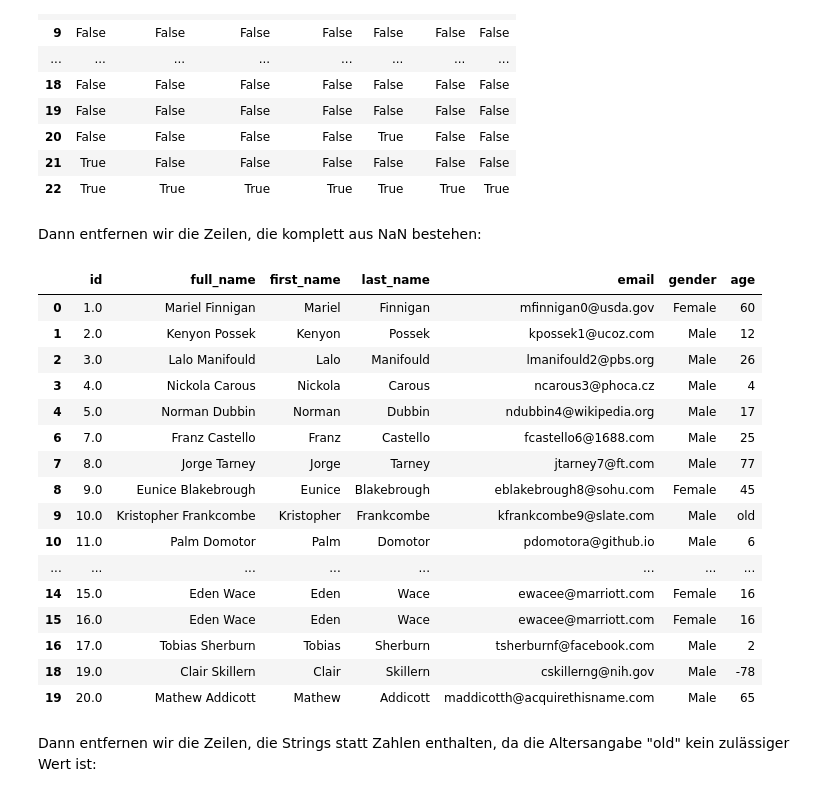
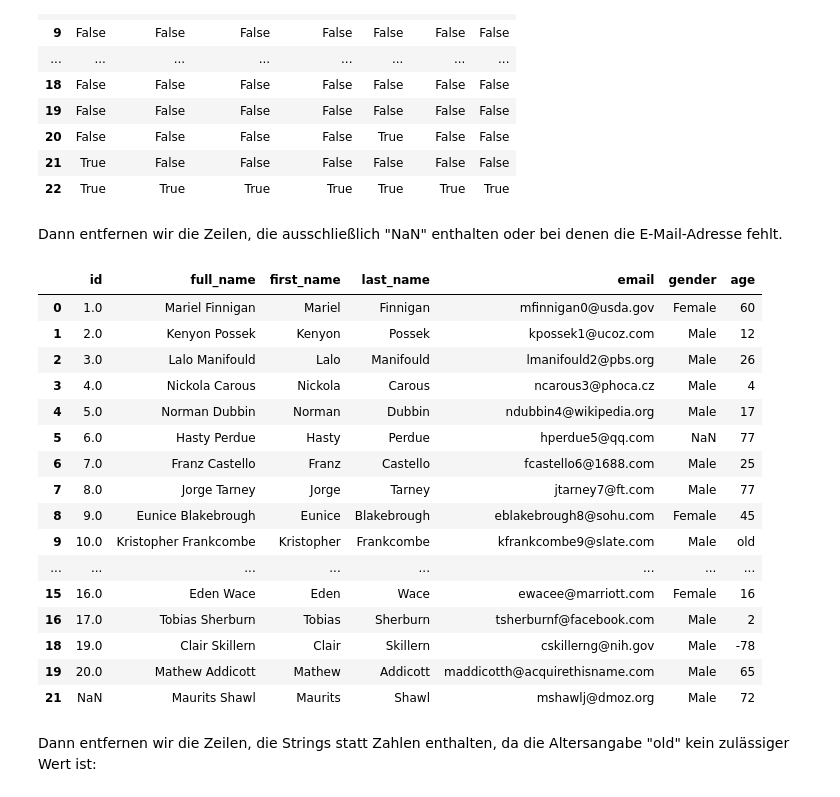
Before and after one commit to BeuthBeuth/Data-Science, a Jupyter notebook: Exercises/6_DSI_Carsten_Brauer_Aufgabe_1.ipynb, the cells around one changed output. Cells and saved outputs as stored; diff of their text form; code cells hidden in the pictures.

```diff
--- a/Exercises/6_DSI_Carsten_Brauer_Aufgabe_1.ipynb
+++ b/Exercises/6_DSI_Carsten_Brauer_Aufgabe_1.ipynb
@@ -49,28 +49,29 @@ contacts_raw.isnull()
 | 21 | True | False | False | False | False | False | False |
 | 22 | True | True | True | True | True | True | True |
 # %% [markdown]
-Dann entfernen wir die Zeilen, die komplett aus NaN bestehen:
+Dann entfernen wir die Zeilen, die ausschließlich "NaN" enthalten oder bei denen die E-Mail-Adresse fehlt.
 # %%
-contacts_emptyrows_removed = contacts_raw.dropna()
+contacts_emptyrows_removed = contacts_raw.dropna(how="all")
+contacts_emptyrows_removed = contacts_emptyrows_removed.dropna(subset=["email"])
 contacts_emptyrows_removed
 # %% [output]
 |  | id | full_name | first_name | last_name | email | gender | age |
 | 0 | 1.0 | Mariel Finnigan | Mariel | Finnigan | mfinnigan0@usda.gov | Female | 60 |
 | 1 | 2.0 | Kenyon Possek | Kenyon | Possek | kpossek1@ucoz.com | Male | 12 |
 | 2 | 3.0 | Lalo Manifould | Lalo | Manifould | lmanifould2@pbs.org | Male | 26 |
 | 3 | 4.0 | Nickola Carous | Nickola | Carous | ncarous3@phoca.cz | Male | 4 |
 | 4 | 5.0 | Norman Dubbin | Norman | Dubbin | ndubbin4@wikipedia.org | Male | 17 |
+| 5 | 6.0 | Hasty Perdue | Hasty | Perdue | hperdue5@qq.com | NaN | 77 |
 | 6 | 7.0 | Franz Castello | Franz | Castello | fcastello6@1688.com | Male | 25 |
 | 7 | 8.0 | Jorge Tarney | Jorge | Tarney | jtarney7@ft.com | Male | 77 |
 | 8 | 9.0 | Eunice Blakebrough | Eunice | Blakebrough | eblakebrough8@sohu.com | Female | 45 |
 | 9 | 10.0 | Kristopher Frankcombe | Kristopher | Frankcombe | kfrankcombe9@slate.com | Male | old |
-| 10 | 11.0 | Palm Domotor | Palm | Domotor | pdomotora@github.io | Male | 6 |
 | ... | ... | ... | ... | ... | ... | ... | ... |
-| 14 | 15.0 | Eden Wace | Eden | Wace | ewacee@marriott.com | Female | 16 |
 | 15 | 16.0 | Eden Wace | Eden | Wace | ewacee@marriott.com | Female | 16 |
 | 16 | 17.0 | Tobias Sherburn | Tobias | Sherburn | tsherburnf@facebook.com | Male | 2 |
 | 18 | 19.0 | Clair Skillern | Clair | Skillern | cskillerng@nih.gov | Male | -78 |
 | 19 | 20.0 | Mathew Addicott | Mathew | Addicott | maddicotth@acquirethisname.com | Male | 65 |
+| 21 | NaN | Maurits Shawl | Maurits | Shawl | mshawlj@dmoz.org | Male | 72 |
 # %% [markdown]
 Dann entfernen wir die Zeilen, die Strings statt Zahlen enthalten, da die Altersangabe "old" kein zulässiger Wert ist:
 # %%
```
Also changed, not shown: parts of 4 cells of this notebook.
